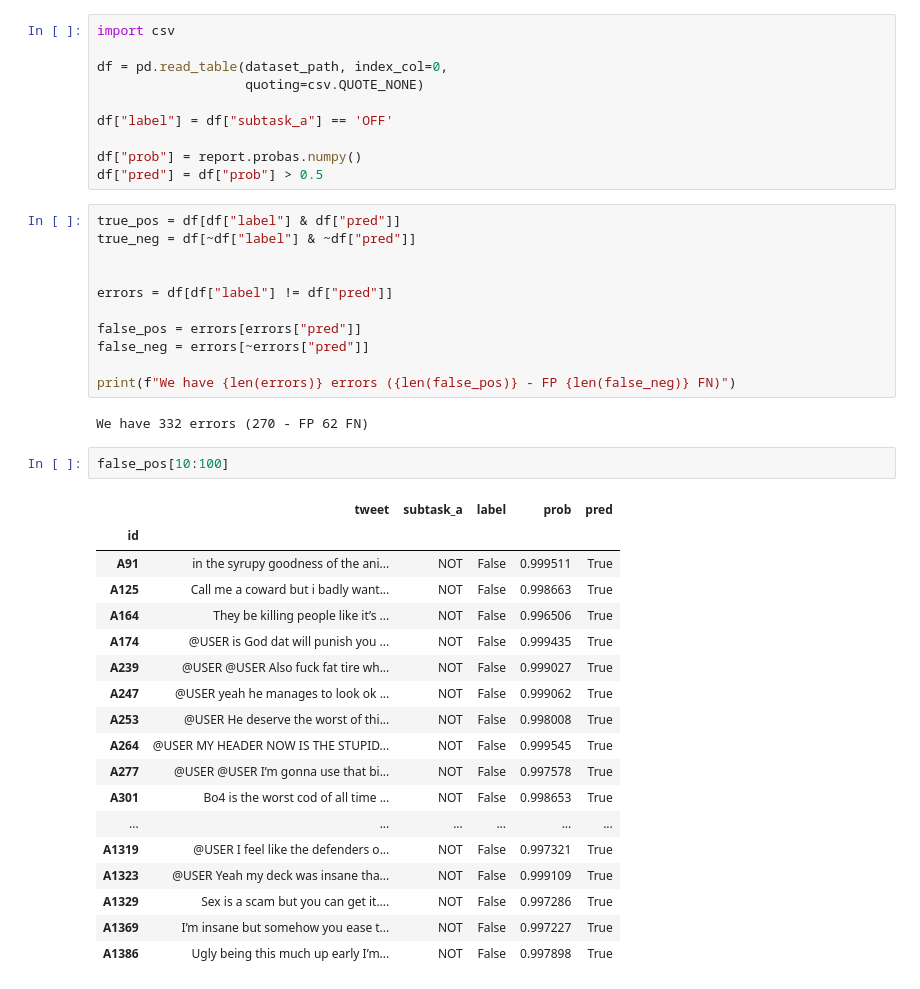
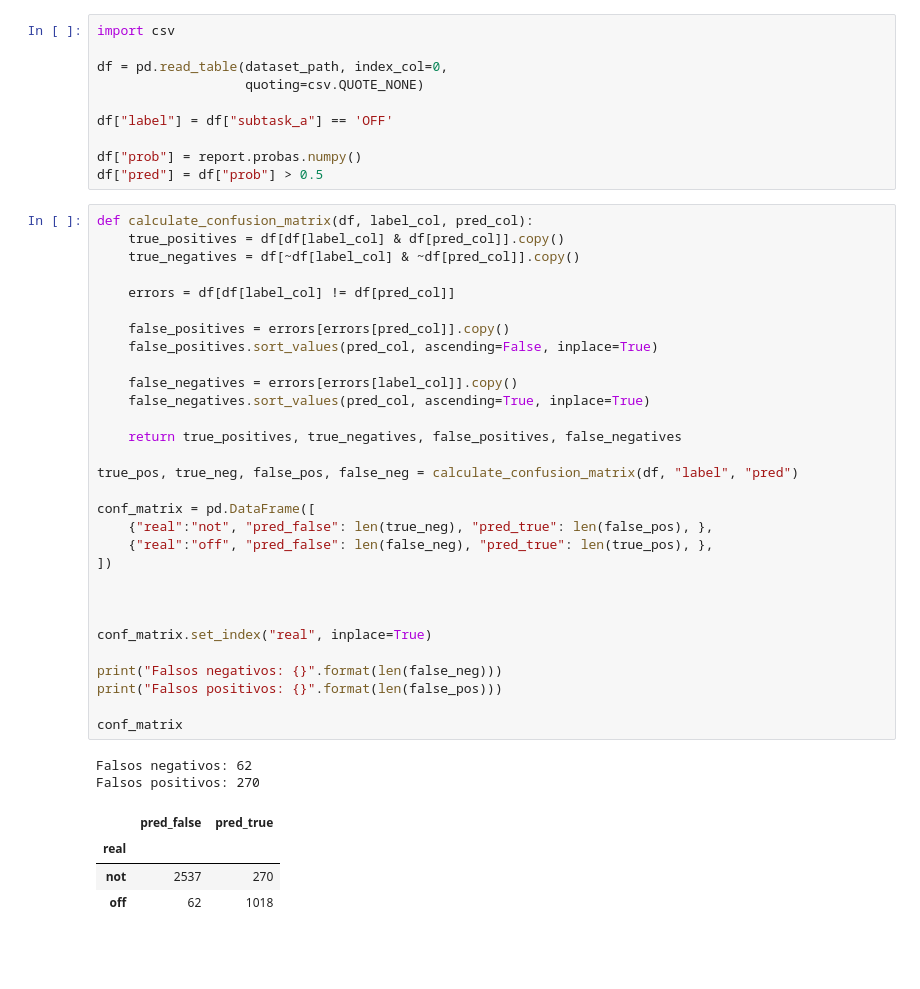
Before and after one commit to finiteautomata/offenseval2020, a Jupyter notebook: notebooks/Error Analysis.ipynb, the cells around one changed output. Cells and saved outputs as stored; diff of their text form; blank space fills up the shorter version.

```diff
--- a/notebooks/Error Analysis.ipynb
+++ b/notebooks/Error Analysis.ipynb
@@ -57,37 +57,40 @@ df["label"] = df["subtask_a"] == 'OFF'
 
 df["prob"] = report.probas.numpy()
 df["pred"] = df["prob"] > 0.5
-# %%
-true_pos = df[df["label"] & df["pred"]]
-true_neg = df[~df["label"] & ~df["pred"]]
-
-
-errors = df[df["label"] != df["pred"]]
-
-false_pos = errors[errors["pred"]]
-false_neg = errors[~errors["pred"]]
-
-print(f"We have {len(errors)} errors ({len(false_pos)} - FP {len(false_neg)} FN)")
-# %% [output]
-We have 332 errors (270 - FP 62 FN)
-# %%
-false_pos[10:100]
-# %% [output]
-|  | tweet | subtask_a | label | prob | pred |
-| id |  |  |  |  |  |
-| A91 | in the syrupy goodness of the ani... | NOT | False | 0.999511 | True |
-| A125 | Call me a coward but i badly want... | NOT | False | 0.998663 | True |
-| A164 | They be killing people like it’s ... | NOT | False | 0.996506 | True |
-| A174 | @USER is God dat will punish you ... | NOT | False | 0.999435 | True |
-| A239 | @USER @USER Also fuck fat tire wh... | NOT | False | 0.999027 | True |
-| A247 | @USER yeah he manages to look ok ... | NOT | False | 0.999062 | True |
-| A253 | @USER He deserve the worst of thi... | NOT | False | 0.998008 | True |
-| A264 | @USER MY HEADER NOW IS THE STUPID... | NOT | False | 0.999545 | True |
-| A277 | @USER @USER I’m gonna use that bi... | NOT | False | 0.997578 | True |
-| A301 | Bo4 is the worst cod of all time ... | NOT | False | 0.998653 | True |
-| ... | ... | ... | ... | ... | ... |
-| A1319 | @USER I feel like the defenders o... | NOT | False | 0.997321 | True |
-| A1323 | @USER Yeah my deck was insane tha... | NOT | False | 0.999109 | True |
-| A1329 | Sex is a scam but you can get it.... | NOT | False | 0.997286 | True |
-| A1369 | I’m insane but somehow you ease t... | NOT | False | 0.997227 | True |
-| A1386 | Ugly being this much up early I’m... | NOT | False | 0.997898 | True |
+# %%
+def calculate_confusion_matrix(df, label_col, pred_col):
+    true_positives = df[df[label_col] & df[pred_col]].copy()
+    true_negatives = df[~df[label_col] & ~df[pred_col]].copy()
+
+    errors = df[df[label_col] != df[pred_col]]
+
+    false_positives = errors[errors[pred_col]].copy()
+    false_positives.sort_values(pred_col, ascending=False, inplace=True)
+
+    false_negatives = errors[errors[label_col]].copy()
+    false_negatives.sort_values(pred_col, ascending=True, inplace=True)
+
+    return true_positives, true_negatives, false_positives, false_negatives
+
+true_pos, true_neg, false_pos, false_neg = calculate_confusion_matrix(df, "label", "pred")
+
+conf_matrix = pd.DataFrame([
+    {"real":"not", "pred_false": len(true_neg), "pred_true": len(false_pos), },
+    {"real":"off", "pred_false": len(false_neg), "pred_true": len(true_pos), },
+])
+
+
+
+conf_matrix.set_index("real", inplace=True)
+
+print("Falsos negativos: {}".format(len(false_neg)))
+print("Falsos positivos: {}".format(len(false_pos)))
+
+conf_matrix
+# %% [output]
+Falsos negativos: 62
+Falsos positivos: 270
+|  | pred_false | pred_true |
+| real |  |  |
+| not | 2537 | 270 |
+| off | 62 | 1018 |
```
Also changed, not shown: parts of 5 cells of this notebook.
